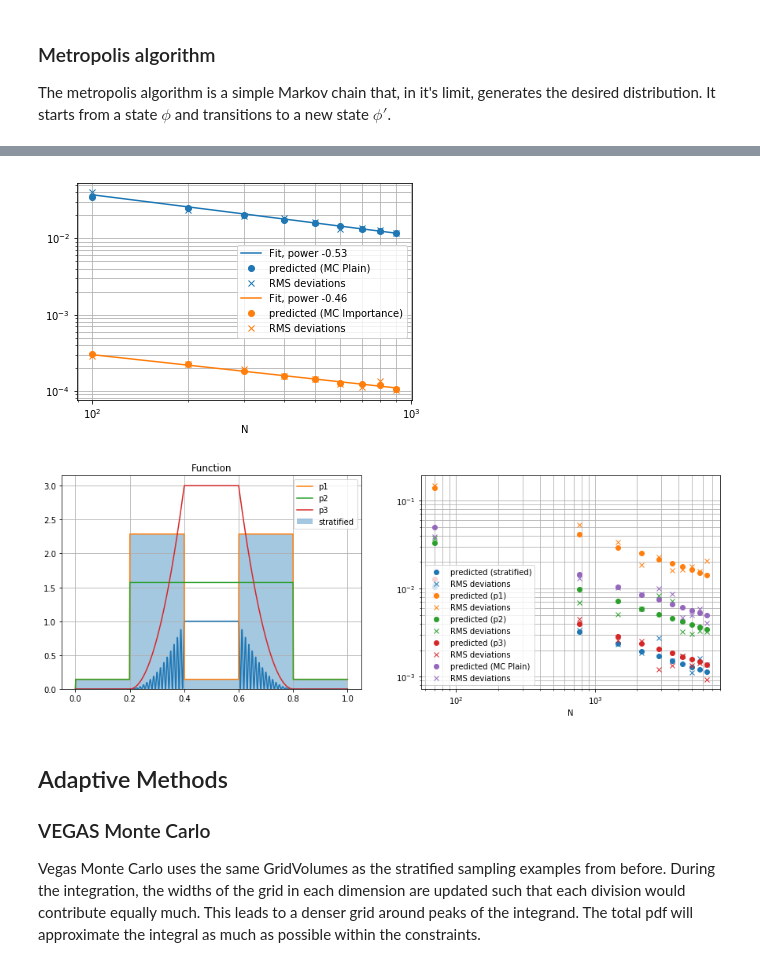
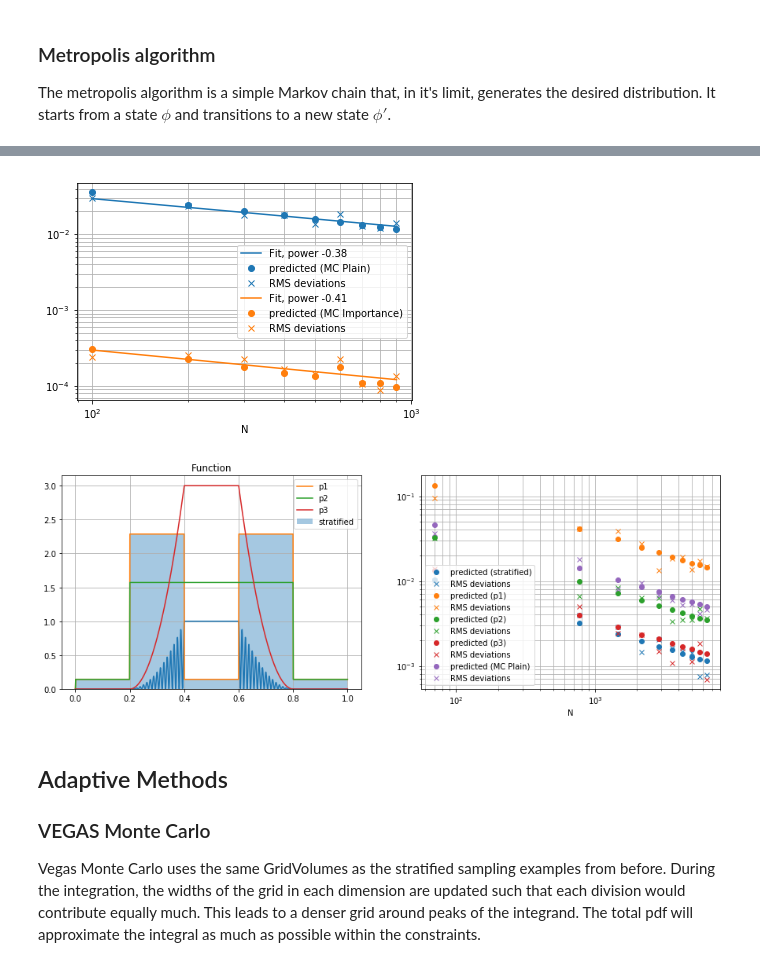
Before and after one commit to mathisgerdes/hep-monte-carlo, a Jupyter notebook: monte_carlo.ipynb, the cells around one changed output, grey strips where cells are left out. Cells and saved outputs as stored; diff of their text form; code cells hidden in the pictures.

```diff
--- a/monte_carlo.ipynb
+++ b/monte_carlo.ipynb
@@ -434,17 +434,17 @@ plt.show()
 # %%
 # Now apply distributions to importance sampling
 dim = 1
 
 sin2_nd = lambda *x: sin_nd(*x)**2
 sin2_nd_trueval = lambda dim: .5**dim
 
 p_ideal = lambda *x: sin2_nd(*[xi+.0005 for xi in x]) / sin2_nd_trueval(dim)   # almost ideal
 sampling = AcceptReject(p_ideal, 1/sin2_nd_trueval(dim)) # max value of sin2_nd is 1
 
-plot_rms(f, sin2_nd_trueval(dim), Ns=range(100, 1000, 100),  iterations=100, plot_fit=True,
-         methods=[MonteCarloPlain(), MonteCarloImportance(sampling_fn=sampling, pdf=p_ideal)])
+plot_rms(f, sin2_nd_trueval(dim), Ns=range(100, 1000, 100),  iterations=10, plot_fit=True,
+         methods=[MonteCarloPlain(), MonteCarloImportance(sampling=sampling, pdf=p_ideal)])
 # %% [output]
-[figure, old version]
+[figure, new version]
 # %%
 # use test_function and true_value from earlier
 
@@ -473,13 +473,13 @@ plt.legend()
 plt.subplot(122)
 plot_rms(test_function, test_function_true_value, iterations=10, Ns=range(vol1.totalN, vol1.totalN*100, vol1.totalN*10),
          methods=[MonteCarloStratified(volumes=vol, name="stratified").get_interface_infer_multiple(),
-                  MonteCarloImportance(sampling_fn=sampling1, pdf=p1, name="p1"),
-                  MonteCarloImportance(sampling_fn=sampling2, pdf=p2, name="p2"),
-                  MonteCarloImportance(sampling_fn=sampling3, pdf=p3, name="p3"),
+                  MonteCarloImportance(sampling=sampling1, pdf=p1, name="p1"),
+                  MonteCarloImportance(sampling=sampling2, pdf=p2, name="p2"),
+                  MonteCarloImportance(sampling=sampling3, pdf=p3, name="p3"),
                   MonteCarloPlain()])
 plt.show()
 # %% [output]
-[figure, old version]
+[figure, new version]
 # %% [markdown]
 ## Adaptive Methods
 ### VEGAS Monte Carlo
```
Also changed, not shown: parts of 16 cells of this notebook, 2 other files.
